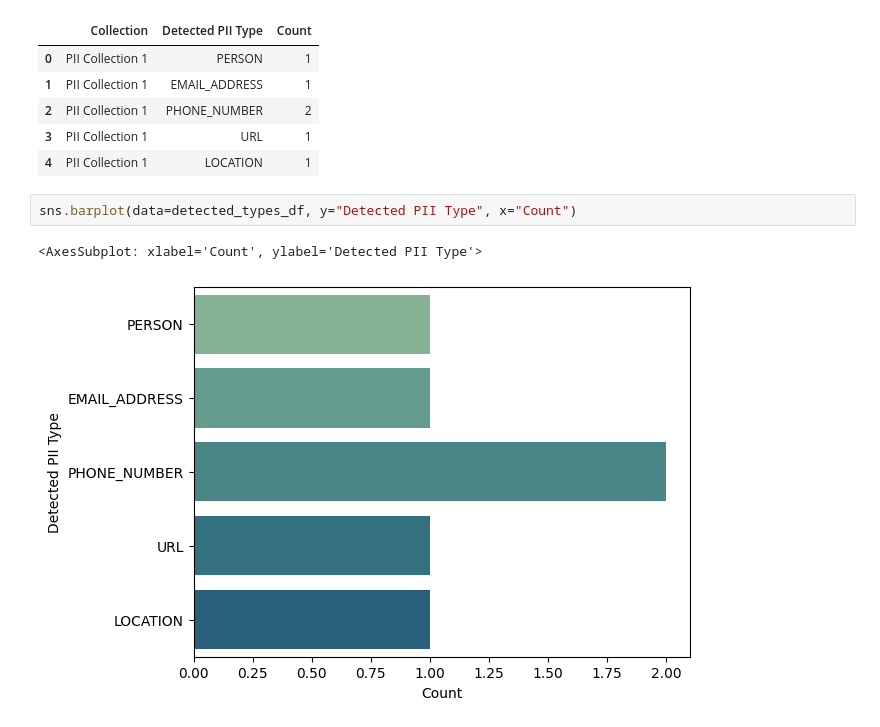
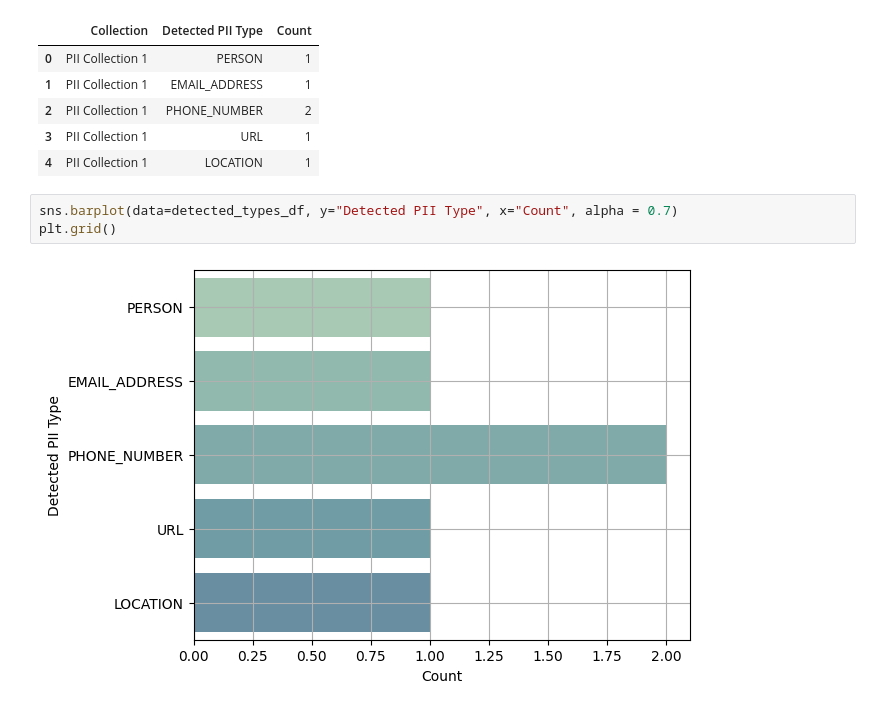
Before and after one commit to EdyVision/pii-codex, a Jupyter notebook: notebooks/pii-analysis-ms-presidio.ipynb, the cells around one changed output. Drawn from its saved outputs; the diff is of its cells as text.

```diff
--- a/notebooks/pii-analysis-ms-presidio.ipynb
+++ b/notebooks/pii-analysis-ms-presidio.ipynb
@@ -132,7 +133,7 @@ detected_types_df
 | 3 | PII Collection 1 | URL | 1 |
 | 4 | PII Collection 1 | LOCATION | 1 |
 # %%
-sns.barplot(data=detected_types_df, y="Detected PII Type", x="Count")
+sns.barplot(data=detected_types_df, y="Detected PII Type", x="Count", alpha = 0.7)
+plt.grid()
 # %% [output]
-<AxesSubplot: xlabel='Count', ylabel='Detected PII Type'>
-[figure, old version]
+[figure, new version]
```
Also changed, not shown: parts of 2 cells of this notebook, 2 other files.
